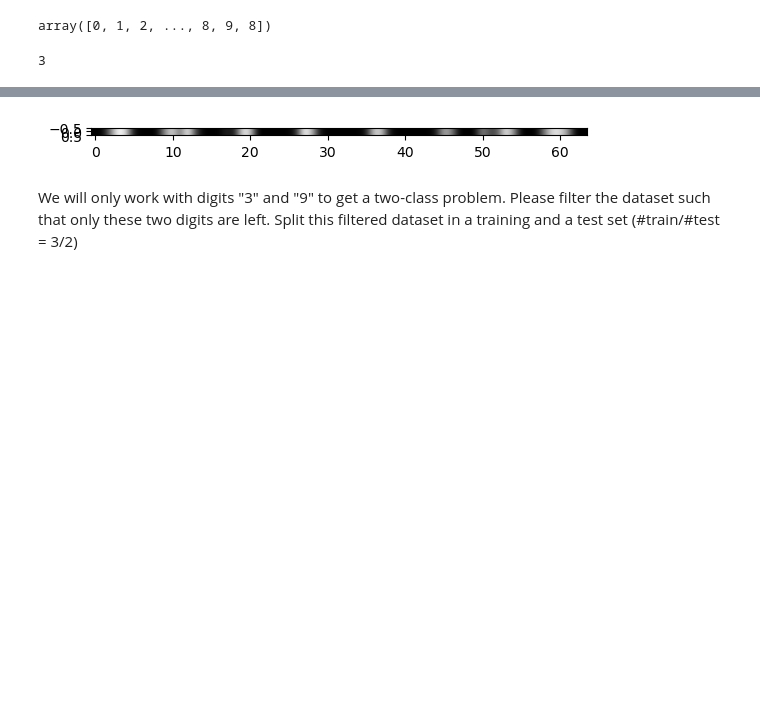
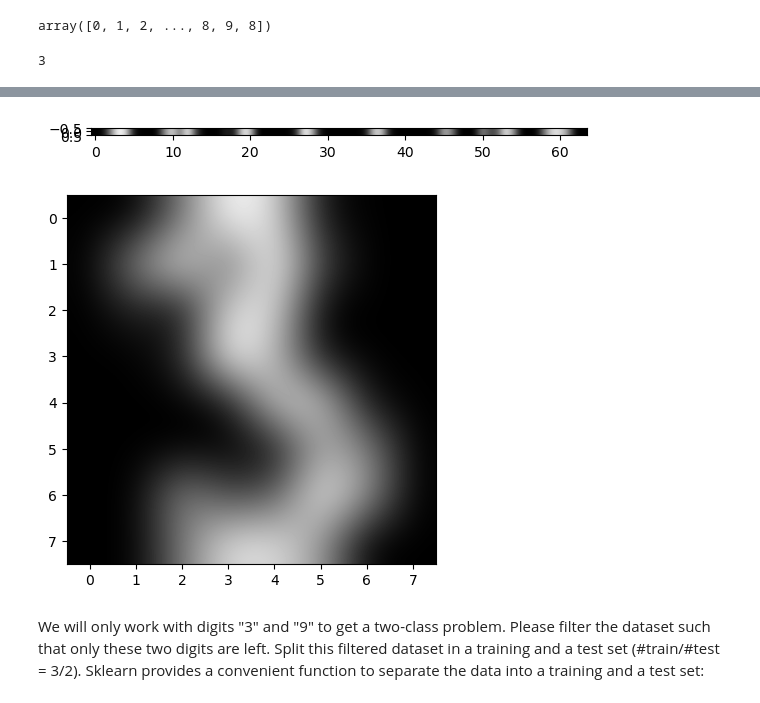
Before and after one commit to idf-io/ML-Essentials_Uni-Heidelberg, a Jupyter notebook: exercises/exercise01_Linear-Classification/linear-classifiers.ipynb, the cells around one changed output, grey strips where cells are left out. Cells and saved outputs as stored; diff of their text form; code cells hidden in the pictures; blank space fills up the shorter version.

```diff
--- a/exercises/exercise01_Linear-Classification/linear-classifiers.ipynb
+++ b/exercises/exercise01_Linear-Classification/linear-classifiers.ipynb
@@ -68,13 +85,17 @@ plt.show()
 # %%
 plt.figure()
 plt.gray()
 plt.imshow(img , interpolation = "bicubic")
 plt.show()
+
+plt.figure()
+plt.gray()
+plt.imshow(np.reshape(img, (8,8)) , interpolation = "bicubic")
+plt.show()
 # %% [output]
 [figure]
+[figure, added]
 # %% [markdown]
-We will only work with digits "3" and "9" to get a two-class problem. Please filter the dataset such
-that only these two digits are left. Split this filtered dataset in a training and a test set (#train/#test
-= 3/2)
+We will only work with digits "3" and "9" to get a two-class problem. Please filter the dataset such that only these two digits are left. Split this filtered dataset in a training and a test set (#train/#test = 3/2). Sklearn provides a convenient function to separate the data into a training and a test set:
 # %%
 from sklearn import model_selection
```
Also changed, not shown: parts of 37 cells of this notebook.
